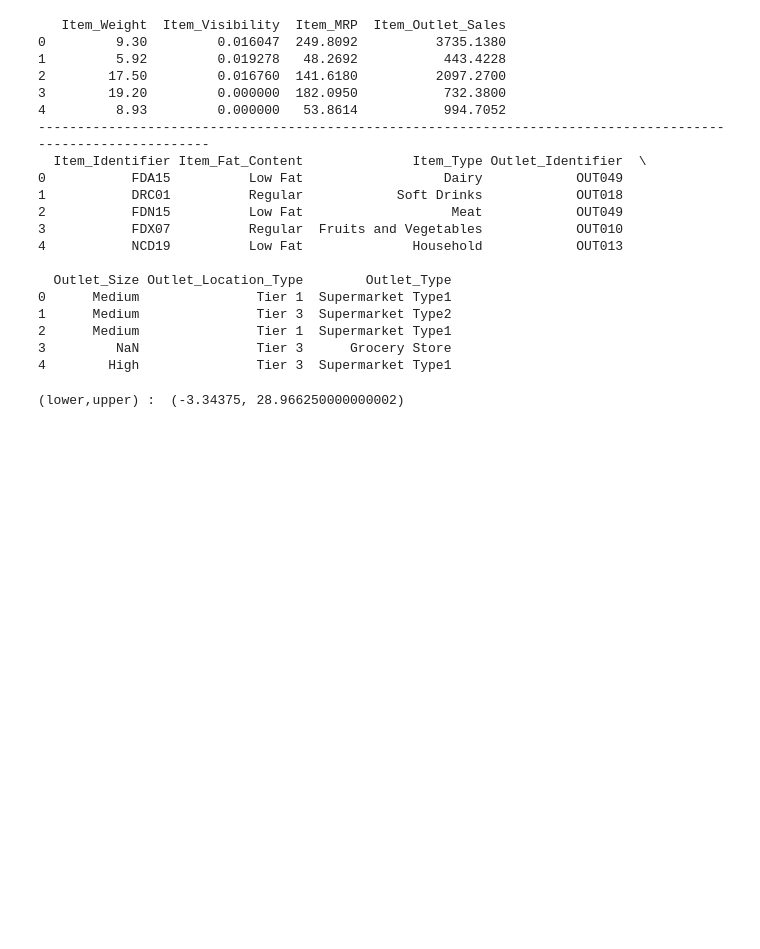
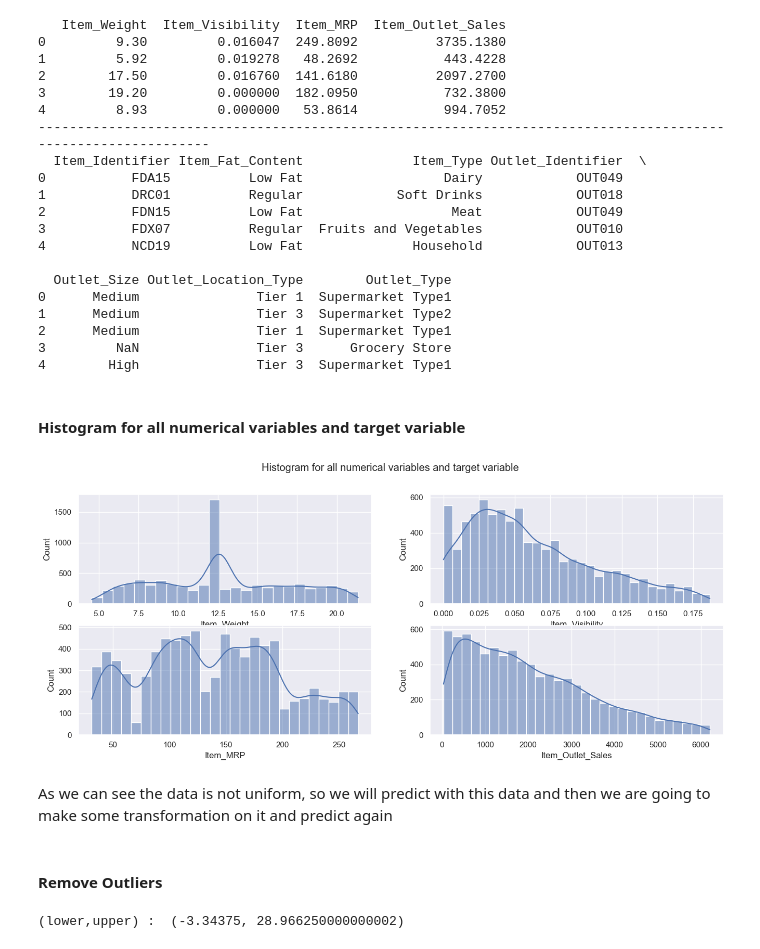
Before and after one commit to hassanelkharroubi/Pandas, a Jupyter notebook: code/BigMart-Products-Outlet-Sales-Analysis-and-Prediction.ipynb, the cells around one changed output. Cells and saved outputs as stored; diff of their text form; code cells hidden in the pictures; blank space fills up the shorter version.

Commit message:
I have add add new graphs to all variables of type float in our data to show the distribution

```diff
--- a/code/BigMart-Products-Outlet-Sales-Analysis-and-Prediction.ipynb
+++ b/code/BigMart-Products-Outlet-Sales-Analysis-and-Prediction.ipynb
@@ -316,6 +317,26 @@ print(train_data_cat.head())
 2      Medium               Tier 1  Supermarket Type1
 3         NaN               Tier 3      Grocery Store
 4        High               Tier 3  Supermarket Type1
+# %% [markdown]
+#### Histogram for all numerical variables and target variable
+# %%
+rows=4//2
+cols=2
+columns=train_data_num.columns.to_list()
+figure, axes = plt.subplots(rows, cols, figsize=(16,6))
+figure.suptitle('Histogram for all numerical variables and target variable')
+k=0
+for i in range(rows):
+    for j in range(cols):
+        sns.histplot(ax=axes[i,j],data=train_data_num,x=columns[k],kde=True)
+        k=k+1
+plt.show()
+# %% [output]
+[figure, added]
+# %% [markdown]
+As we can see the data is not uniform, so we will predict with this data and then we are going to make some transformation on it and predict again
+# %% [markdown]
+#### Remove Outliers
 # %%
 for col in train_data_num:
     if col=="Item_Outlet_Sales":
```
Also changed, not shown: parts of 14 cells of this notebook.
